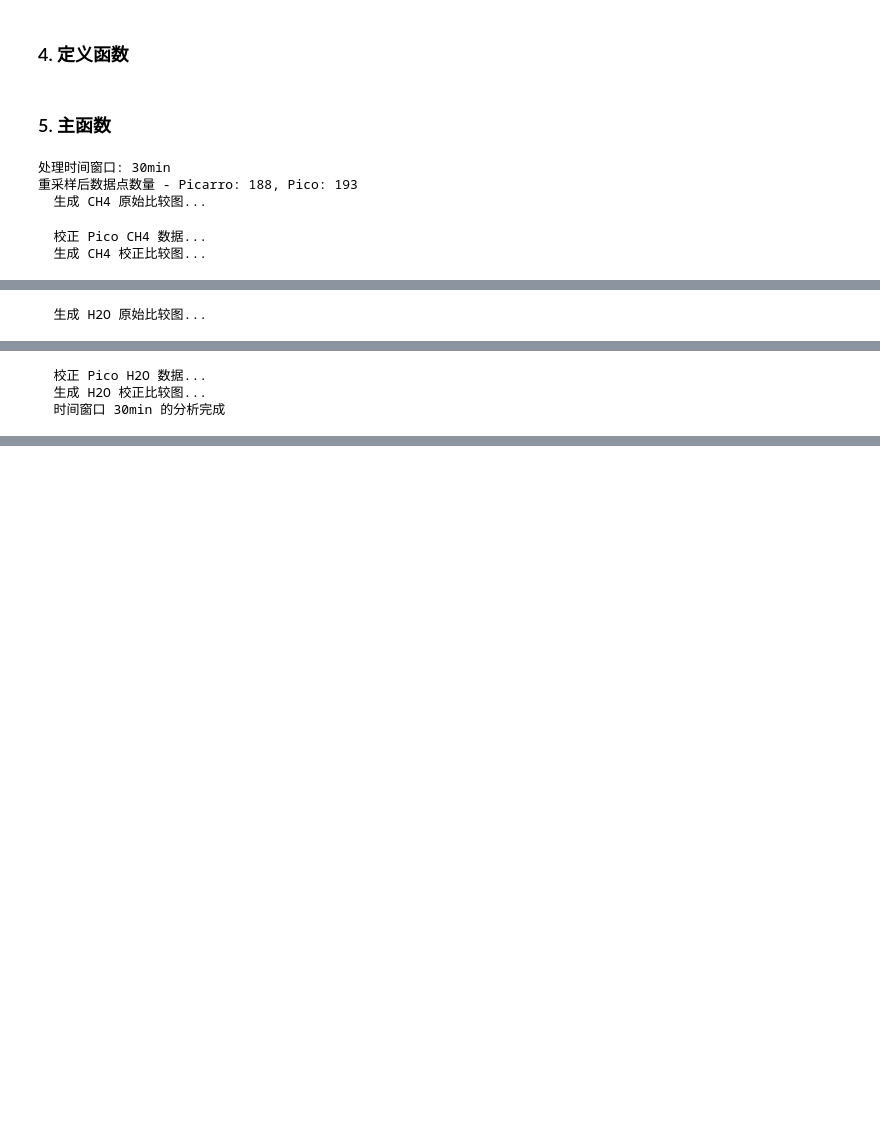
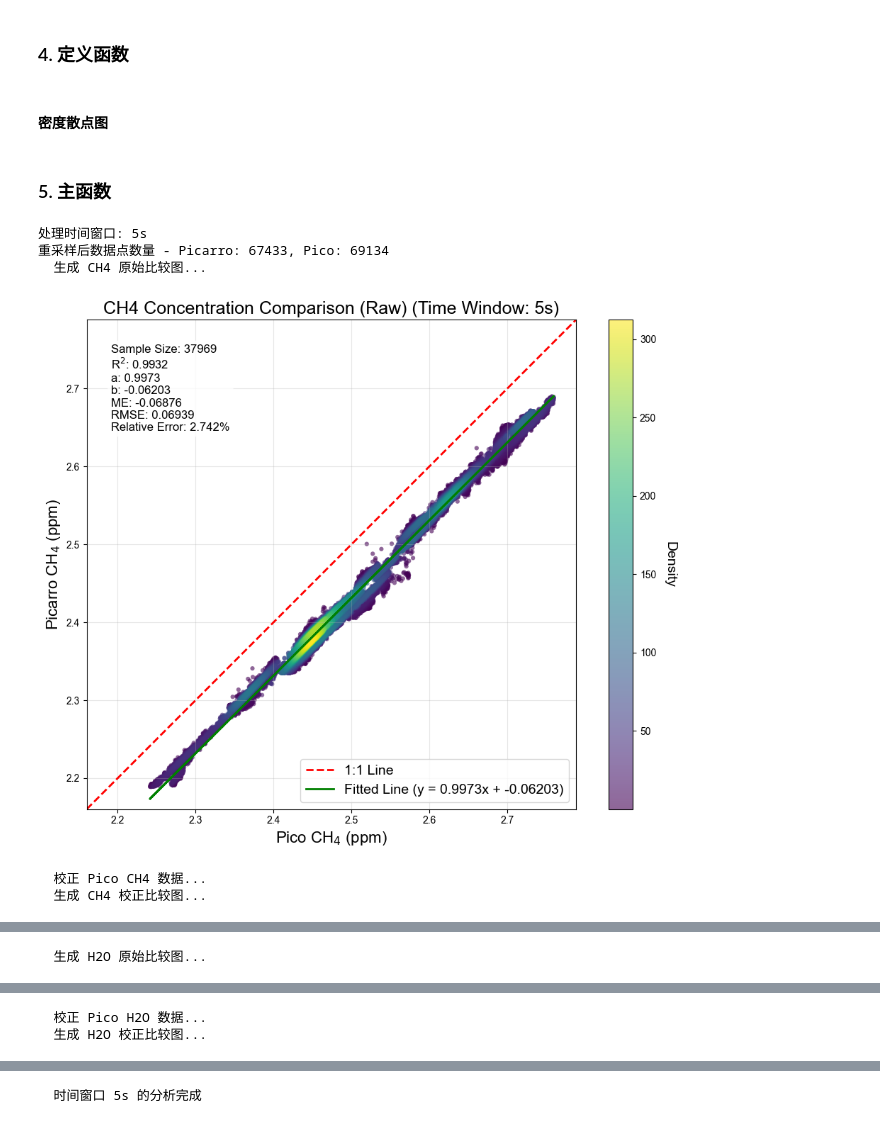
Before and after one commit to LingTanWHU/MethaneAnalyzer, a Jupyter notebook: comparison_plot.ipynb, the cells around one changed output, grey strips where cells are left out. Cells and saved outputs as stored; diff of their text form; code cells hidden in the pictures; blank space fills up the shorter version.

```diff
--- a/comparison_plot.ipynb
+++ b/comparison_plot.ipynb
@@ -506,3 +506,5 @@ def create_comparison_plot(picarro_data, pico_data, picarro_std, pico_std, time_
     plt.tight_layout()
     plt.savefig(f'{gas_type}_comparison_{time_window}_{plot_type}.png', dpi=300, bbox_inches='tight')
     plt.show()
+# %% [markdown]
+#### 密度散点图
@@ -510,43 +679,49 @@ def create_comparison_plot(picarro_data, pico_data, picarro_std, pico_std, time_
 ### 5. 主函数
 # %%
 # 时间窗口选项
-window = '30min'
+# window = '30min'
+window = '5s'
 print(f"\n处理时间窗口: {window}")
 
 # Resample data with std, filtering points where CV > 10%
 picarro_resampled, picarro_std = resample_data(picarro_df, window, method='median', max_cv=0.05)
 pico_resampled, pico_std = resample_data(pico_df, window, method='median', max_cv=0.05)
 
 print(f"重采样后数据点数量 - Picarro: {len(picarro_resampled)}, Pico: {len(pico_resampled)}")
 
 # Generate CH4 raw comparison plot
 print(f"  生成 CH4 原始比较图...")
-create_comparison_plot(picarro_resampled, pico_resampled, picarro_std, pico_std, window, 'CH4', plot_type="raw")
+# create_comparison_plot(picarro_resampled, pico_resampled, picarro_std, pico_std, window, 'CH4', plot_type="raw")
+create_comparison_plot_density(picarro_resampled, pico_resampled, picarro_std, pico_std, window, 'CH4', plot_type="raw")
 
 # Correct Pico data for CH4
 print(f"  校正 Pico CH4 数据...")
 corrected_pico_ch4 = correct_pico_data(picarro_resampled, pico_resampled, 'CH4')
 if corrected_pico_ch4 is not None:
     # Generate CH4 corrected comparison plot
     print(f"  生成 CH4 校正比较图...")
-    create_comparison_plot(picarro_resampled, corrected_pico_ch4, picarro_std, pico_std, window, 'CH4', plot_type="corrected")
+    # create_comparison_plot(picarro_resampled, corrected_pico_ch4, picarro_std, pico_std, window, 'CH4', plot_type="corrected")
+    create_comparison_plot_density(picarro_resampled, corrected_pico_ch4, picarro_std, pico_std, window, 'CH4', plot_type="corrected")
 
 # Generate H2O raw comparison plot
 print(f"  生成 H2O 原始比较图...")
-create_comparison_plot(picarro_resampled, pico_resampled, picarro_std, pico_std, window, 'H2O', plot_type="raw")
+# create_comparison_plot(picarro_resampled, pico_resampled, picarro_std, pico_std, window, 'H2O', plot_type="raw")
+create_comparison_plot_density(picarro_resampled, pico_resampled, picarro_std, pico_std, window, 'H2O', plot_type="raw")
 
 # Correct Pico data for H2O
 print(f"  校正 Pico H2O 数据...")
 corrected_pico_h2o = correct_pico_data(picarro_resampled, pico_resampled, 'H2O')
 if corrected_pico_h2o is not None:
     # Generate H2O corrected comparison plot
     print(f"  生成 H2O 校正比较图...")
-    create_comparison_plot(picarro_resampled, corrected_pico_h2o, picarro_std, pico_std, window, 'H2O', plot_type="corrected")
+    # create_comparison_plot(picarro_resampled, corrected_pico_h2o, picarro_std, pico_std, window, 'H2O', plot_type="corrected")
+    create_comparison_plot_density(picarro_resampled, corrected_pico_h2o, picarro_std, pico_std, window, 'H2O', plot_type="corrected")
 
 print(f"  时间窗口 {window} 的分析完成")
 # %% [output]
-处理时间窗口: 30min
-重采样后数据点数量 - Picarro: 188, Pico: 193
+处理时间窗口: 5s
+重采样后数据点数量 - Picarro: 67433, Pico: 69134
   生成 CH4 原始比较图...
+[figure, added]
   校正 Pico CH4 数据...
   生成 CH4 校正比较图...
@@ -554,3 +731,2 @@ print(f"  时间窗口 {window} 的分析完成")
   校正 Pico H2O 数据...
   生成 H2O 校正比较图...
-  时间窗口 30min 的分析完成
@@ -556,0 +734 @@ print(f"  时间窗口 {window} 的分析完成")
+  时间窗口 5s 的分析完成
```
Also changed, not shown: parts of 2 cells of this notebook, 8 other files.
